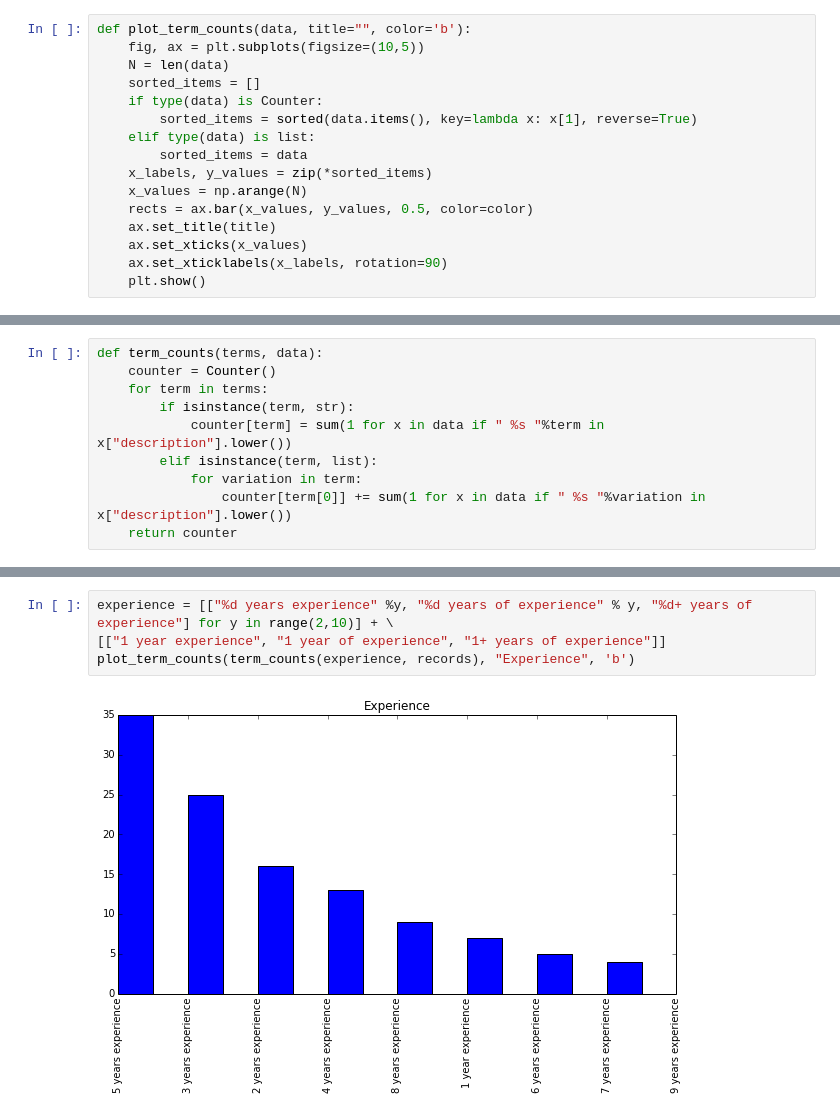
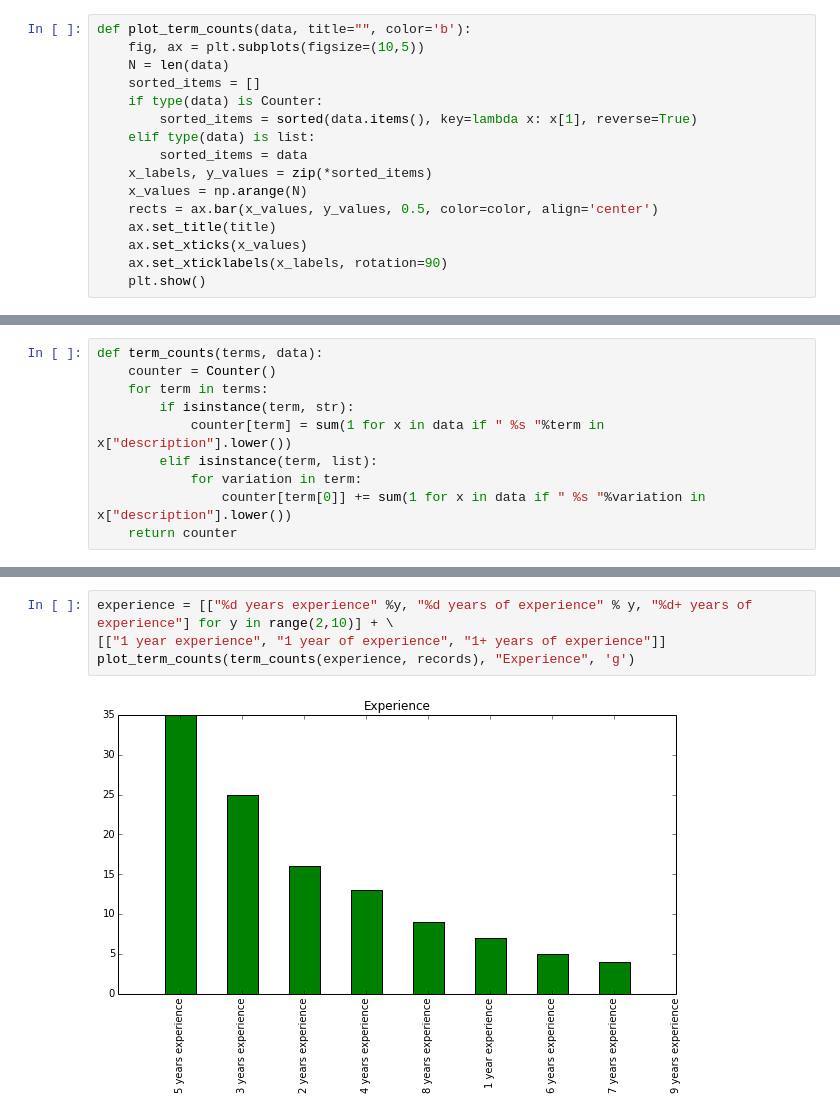
Before and after one commit to afcarl/analysis-jobdata, a Jupyter notebook: notebooks/datascience.ipynb, the cells around one changed output, grey strips where cells are left out. Saved outputs shown, nothing was run; the diff lists cells and outputs as text.

Commit message:
chart coloring

```diff
--- a/notebooks/datascience.ipynb
+++ b/notebooks/datascience.ipynb
@@ -33,7 +33,7 @@ def plot_term_counts(data, title="", color='b'):
         sorted_items = data
     x_labels, y_values = zip(*sorted_items)
     x_values = np.arange(N)
-    rects = ax.bar(x_values, y_values, 0.5, color=color)
+    rects = ax.bar(x_values, y_values, 0.5, color=color, align='center')
     ax.set_title(title)
     ax.set_xticks(x_values)
     ax.set_xticklabels(x_labels, rotation=90)
@@ -97,6 +88,6 @@ plot_term_counts(term_counts(degrees, records), "Degrees", 'r')
 # %%
 experience = [["%d years experience" %y, "%d years of experience" % y, "%d+ years of experience"] for y in range(2,10)] + \
 [["1 year experience", "1 year of experience", "1+ years of experience"]]
-plot_term_counts(term_counts(experience, records), "Experience", 'b')
+plot_term_counts(term_counts(experience, records), "Experience", 'g')
 # %% [output]
-[figure, old version]
+[figure, new version]
```
Also changed, not shown: parts of 3 cells of this notebook.
